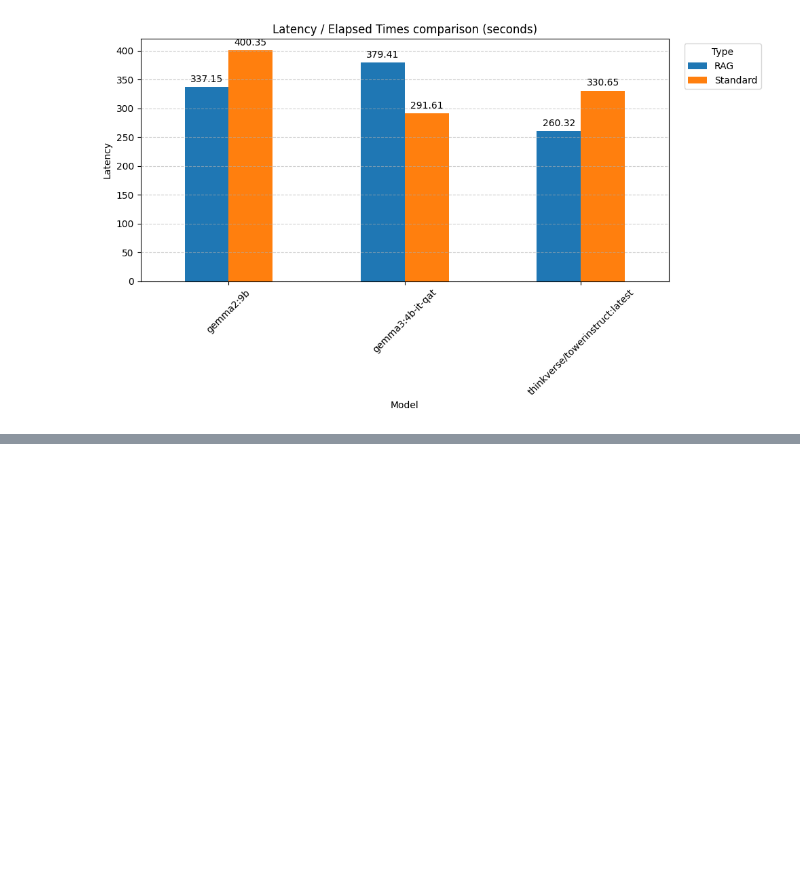
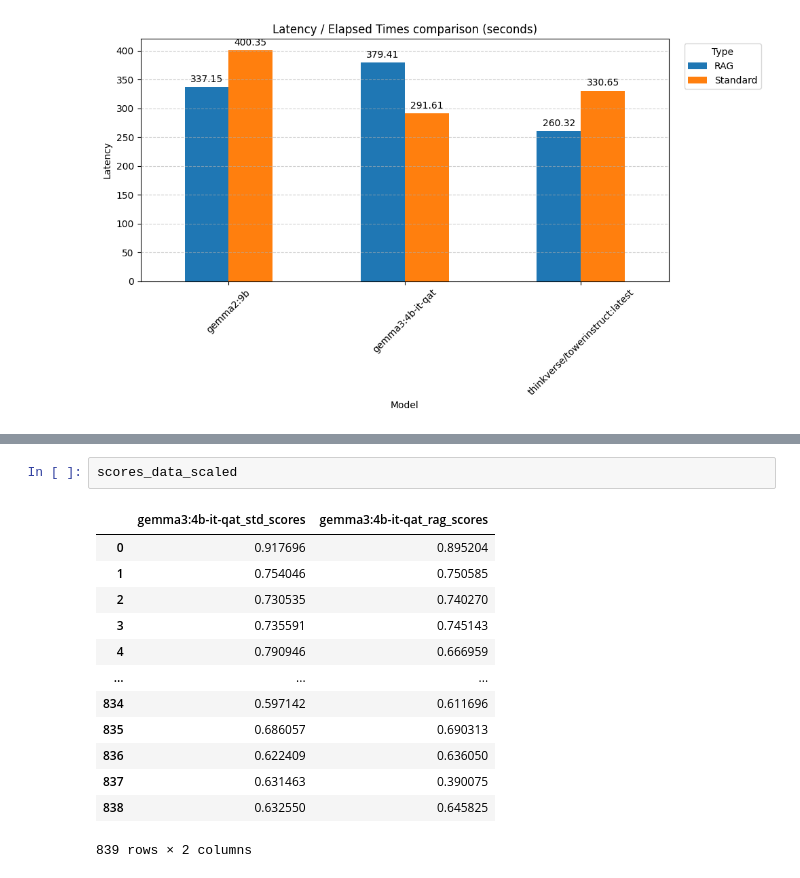
Before and after one commit to jmura84/FOREO_AI_Engineering, a Jupyter notebook: notebooks/llms_quality_estimation_rag_test.ipynb, the cells around one changed output, grey strips where cells are left out. Saved outputs shown, nothing was run; the diff lists cells and outputs as text; blank space fills up the shorter version.

```diff
--- a/notebooks/llms_quality_estimation_rag_test.ipynb
+++ b/notebooks/llms_quality_estimation_rag_test.ipynb
@@ -463,0 +502,16 @@ plot_metric(metrics_df, "Latency", "Latency / Elapsed Times comparison (seconds)
+# %%
+scores_data_scaled
+# %% [output]
+|  | gemma3:4b-it-qat_std_scores | gemma3:4b-it-qat_rag_scores |
+| 0 | 0.917696 | 0.895204 |
+| 1 | 0.754046 | 0.750585 |
+| 2 | 0.730535 | 0.740270 |
+| 3 | 0.735591 | 0.745143 |
+| 4 | 0.790946 | 0.666959 |
+| ... | ... | ... |
+| 834 | 0.597142 | 0.611696 |
+| 835 | 0.686057 | 0.690313 |
+| 836 | 0.622409 | 0.636050 |
+| 837 | 0.631463 | 0.390075 |
+| 838 | 0.632550 | 0.645825 |
+839 rows × 2 columns
```
Also changed, not shown: parts of 6 cells of this notebook, 1 other file.
